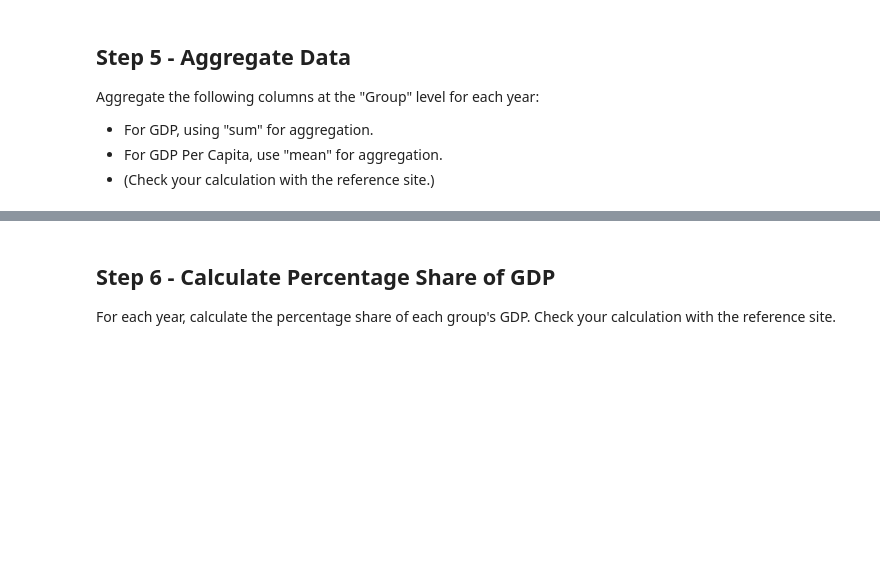
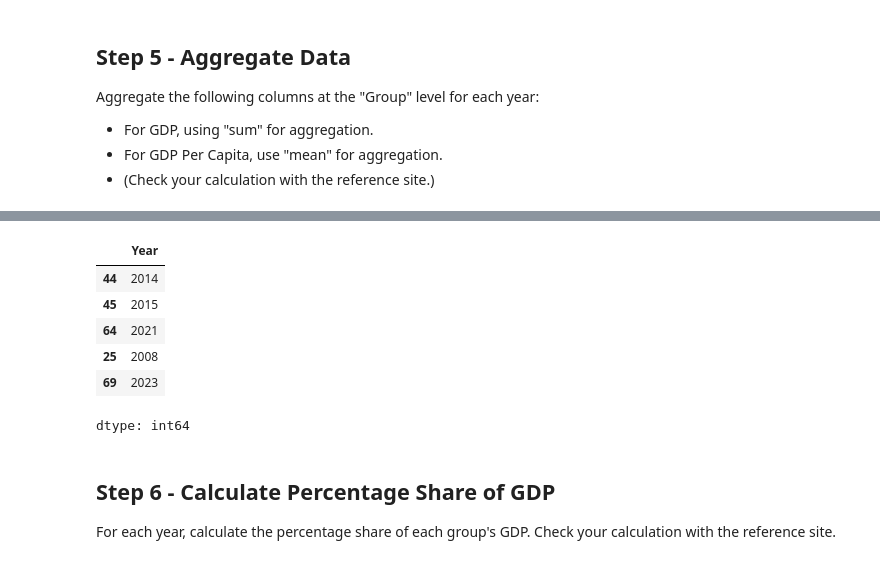
Before and after one commit to tsnow2010/umbc_data690_fall2024, a Jupyter notebook: Assignments/Assignment_10.ipynb, the cells around one changed output, grey strips where cells are left out. Saved outputs shown, nothing was run; the diff lists cells and outputs as text; code cells hidden in the pictures; blank space fills up the shorter version.

```diff
--- a/Assignments/Assignment_10.ipynb
+++ b/Assignments/Assignment_10.ipynb
@@ -164,3 +202,13 @@ df_groupby_group.head(5)
+# %%
+df_groupby_group["Year"].sample(5)
+# %% [output]
+|  | Year |
+| 44 | 2014 |
+| 45 | 2015 |
+| 64 | 2021 |
+| 25 | 2008 |
+| 69 | 2023 |
+dtype: int64
 # %% [markdown]
 ## Step 6 - Calculate Percentage Share of GDP
 
```
Also changed, not shown: parts of 9 cells of this notebook.
